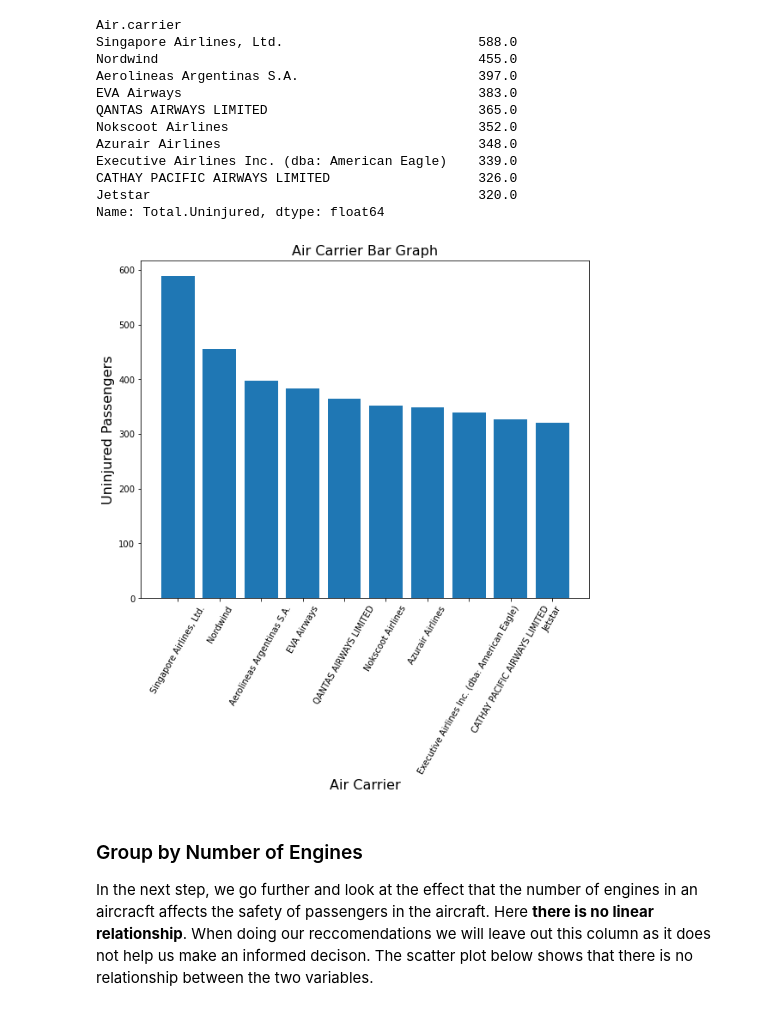
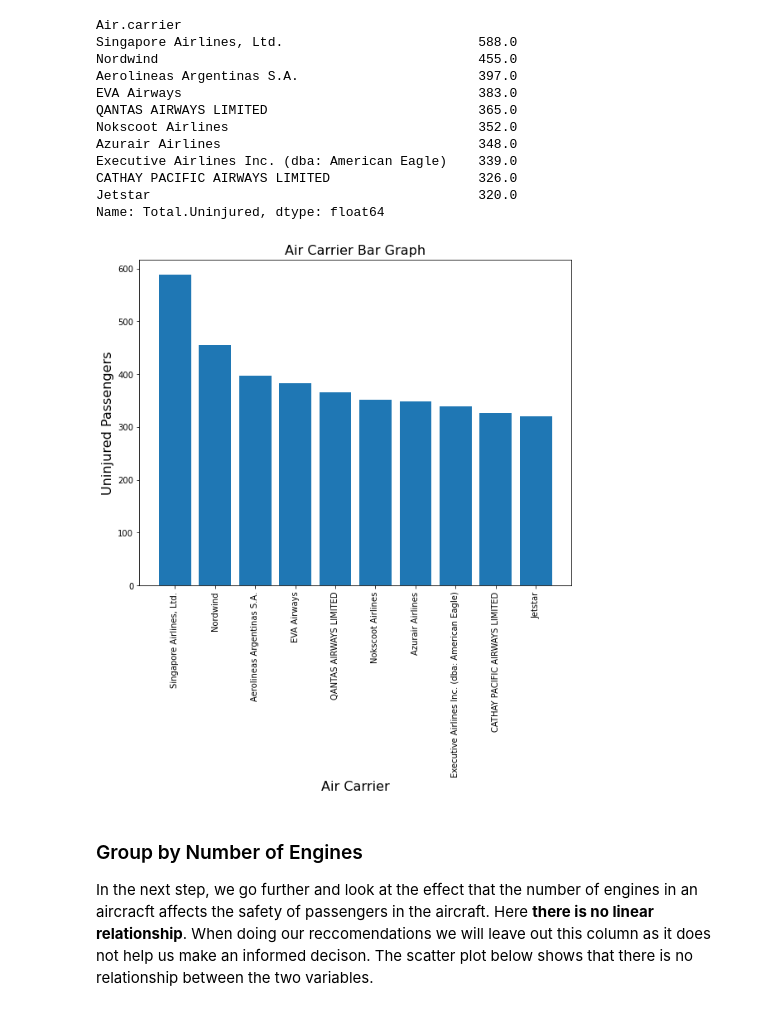
Before and after one commit to Masinde10/Masinde-Victor-dsc-10-Phase1-project, a Jupyter notebook: student.ipynb, the cells around one changed output. Saved outputs shown, nothing was run; the diff lists cells and outputs as text; code cells hidden in the pictures.

```diff
--- a/student.ipynb
+++ b/student.ipynb
@@ -302,14 +302,14 @@ Name: Total.Uninjured, dtype: float64
 # %%
 #Plot Visualization
 fig, ax= plt.subplots(figsize=(8,6))
 ax.bar(x=grouped_Engine_Type.index[:10], height=grouped_Engine_Type.values[:10]);
 plt.tight_layout()
-plt.xticks(rotation=60)
+plt.xticks(rotation=90)
 plt.xlabel('Air Carrier',fontsize=16)
 plt.ylabel('Uninjured Passengers',fontsize=16)
 plt.title('Air Carrier Bar Graph',fontsize=16);
 # %% [output]
-[figure, old version]
+[figure, new version]
 # %% [markdown]
 ### Group by Number of Engines
 In the next step, we go further and look at the effect that the number of engines in an aircracft affects the safety of passengers in the aircraft. Here **there is no linear relationship**. When doing our reccomendations we will leave out this column as it does not help us make an informed decison. The scatter plot below shows that there is no relationship between the two variables.
```
Also changed, not shown: parts of 6 cells of this notebook, 3 other files.
